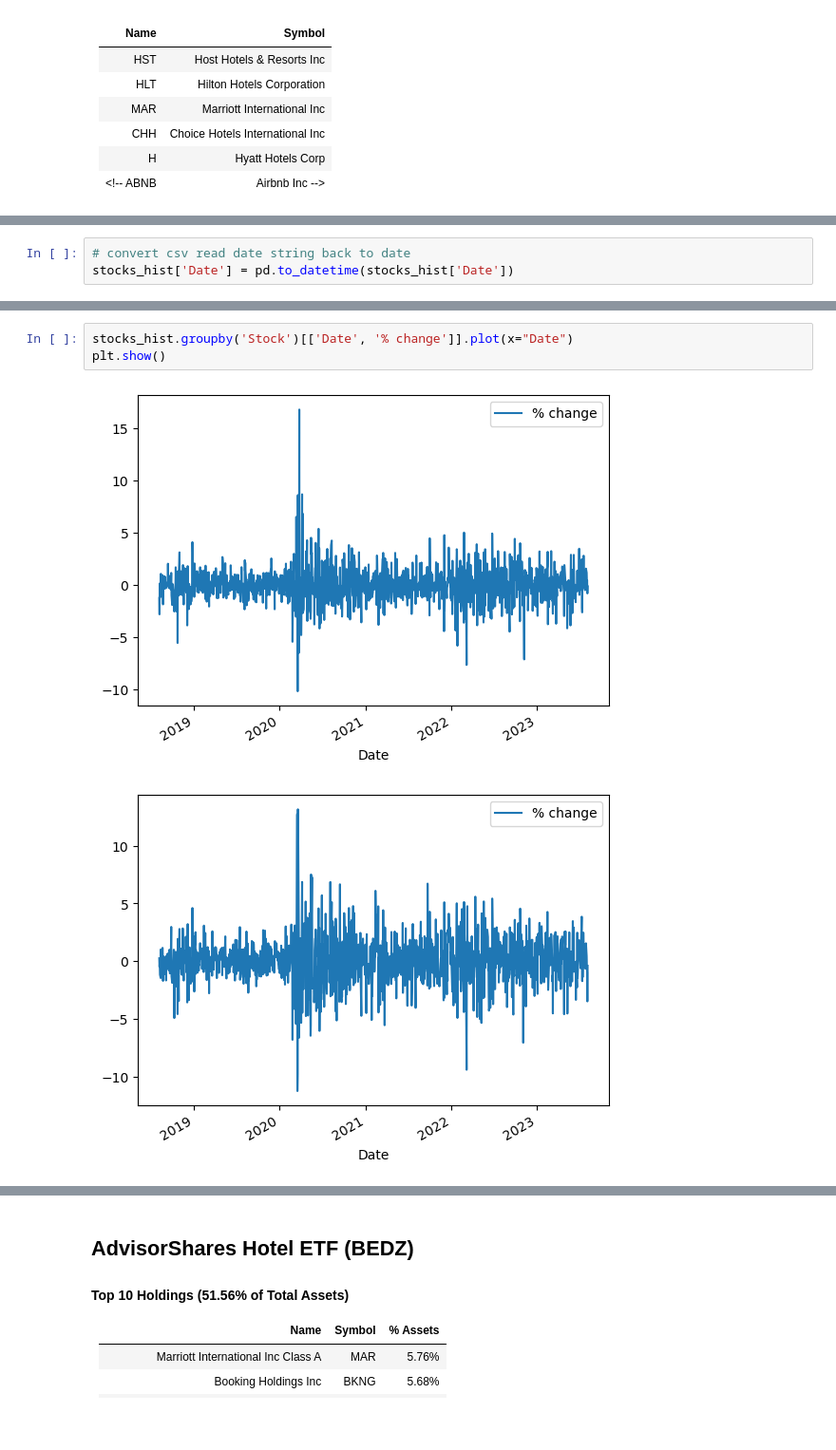
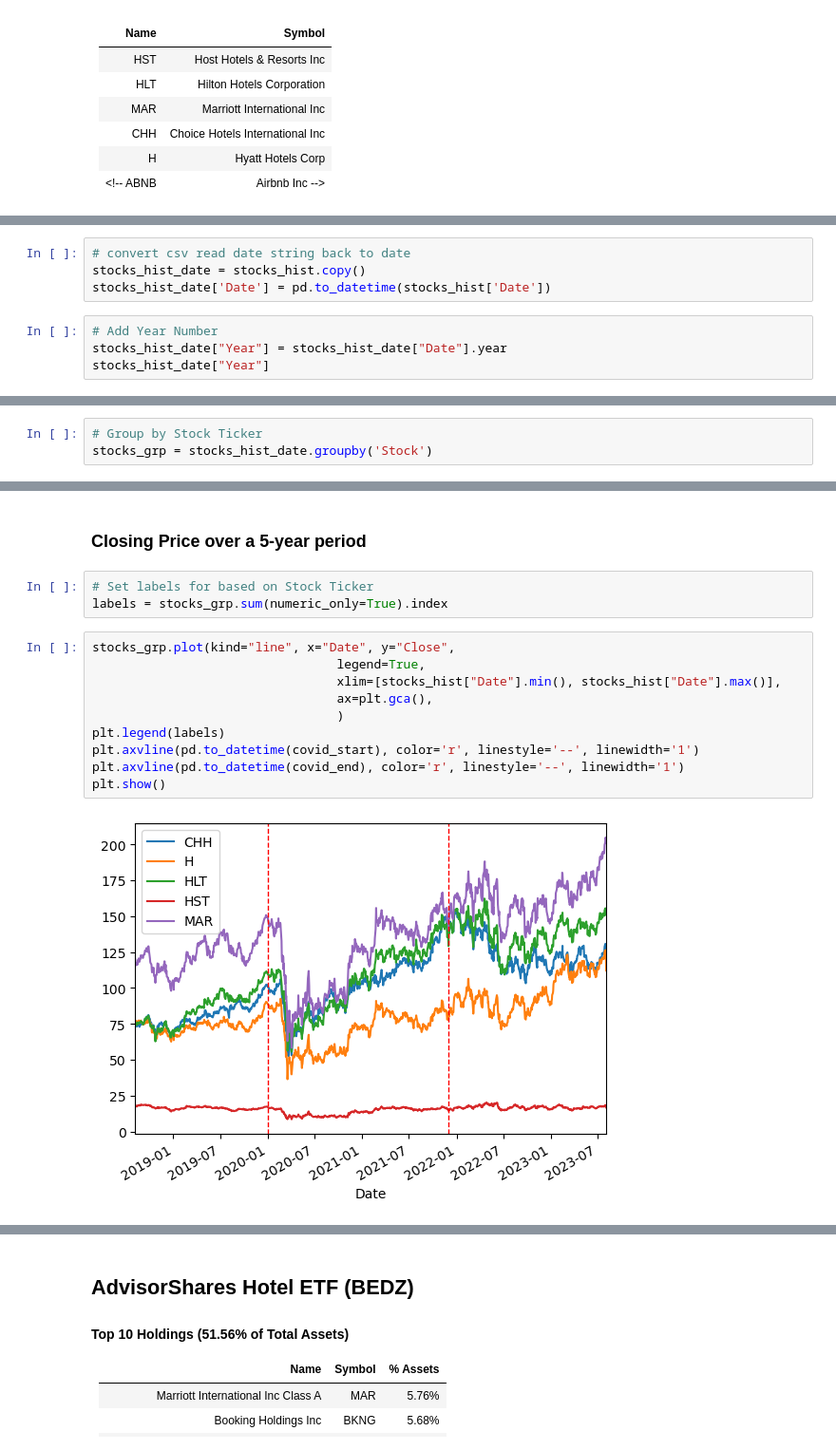
Before and after one commit to desireetrevino/Project1_Team2, a Jupyter notebook: hosp.ipynb, the cells around one changed output, grey strips where cells are left out. Shown at 95% size. Cells and saved outputs as stored; diff of their text form; blank space fills up the shorter version.

```diff
--- a/hosp.ipynb
+++ b/hosp.ipynb
@@ -39,4 +42,9 @@ stocks_hist
 6285 rows × 10 columns
 # %%
 # convert csv read date string back to date
-stocks_hist['Date'] = pd.to_datetime(stocks_hist['Date'])
+stocks_hist_date = stocks_hist.copy()
+stocks_hist_date['Date'] = pd.to_datetime(stocks_hist['Date'])
+# %%
+# Add Year Number
+stocks_hist_date["Year"] = stocks_hist_date["Date"].year
+stocks_hist_date["Year"]
@@ -42,0 +64,3 @@ stocks_hist['Date'] = pd.to_datetime(stocks_hist['Date'])
+# %%
+# Group by Stock Ticker
+stocks_grp = stocks_hist_date.groupby('Stock')
@@ -43,6 +95,17 @@ stocks_hist['Date'] = pd.to_datetime(stocks_hist['Date'])
+# %% [markdown]
+### Closing Price over a 5-year period
+# %%
+# Set labels for based on Stock Ticker
+labels = stocks_grp.sum(numeric_only=True).index
 # %%
-stocks_hist.groupby('Stock')[['Date', '% change']].plot(x="Date")
+stocks_grp.plot(kind="line", x="Date", y="Close",
+                                 legend=True,
+                                 xlim=[stocks_hist["Date"].min(), stocks_hist["Date"].max()],
+                                 ax=plt.gca(),
+                                 )
+plt.legend(labels)
+plt.axvline(pd.to_datetime(covid_start), color='r', linestyle='--', linewidth='1')
+plt.axvline(pd.to_datetime(covid_end), color='r', linestyle='--', linewidth='1')
 plt.show()
 # %% [output]
-[figure, old version]
+[figure, new version]
-[figure, removed]
```
Also changed, not shown: parts of 9 cells of this notebook, 2 other files.
